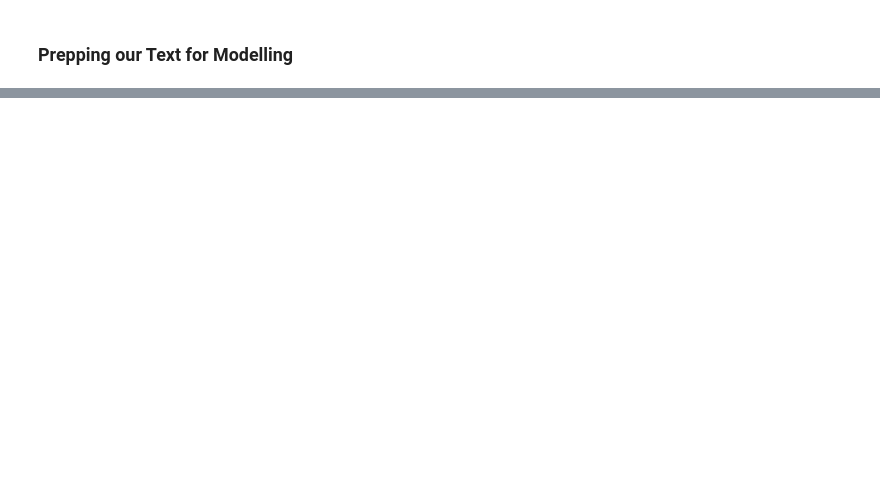
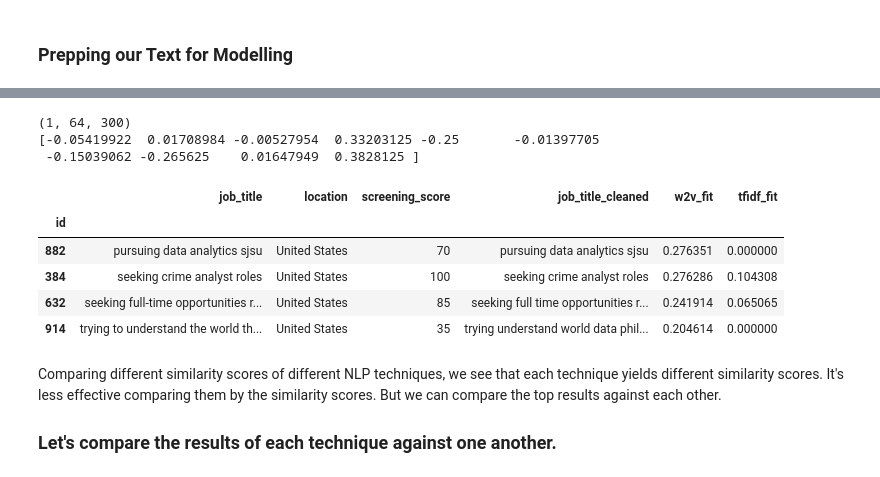
Before and after one commit to kre8tions/potential-talent, a Jupyter notebook: tirMlkapx4XpMRlG.ipynb, the cells around one changed output, grey strips where cells are left out. Drawn from its saved outputs; the diff is of its cells as text; code cells hidden in the pictures; blank space fills up the shorter version.

```diff
--- a/tirMlkapx4XpMRlG.ipynb
+++ b/tirMlkapx4XpMRlG.ipynb
@@ -172,12 +177,0 @@ def get_tf_idf_query_similarity(vectorizer, docs_tfidf, query):
-# %%
-def top_candidates(n, by = 'tfidf_fit', ascending = False, min_con = 0, location = df.location):
-
-    df2 = df.loc[(df.connection >= min_con) &
-                 (df[by] > 0) &
-                 (df.location == location)].sort_values(by = by, ascending = ascending).head(n).copy()
-
-    if df2.empty:
-        return "There are no suitable candidates"
-
-    else:
-        return df2
@@ -294,3 +369,8 @@ processing('hello world!!!!').shape
 # %%
-processing('hello world!!!!')[0][:3][0][:20]
+print(processing('hello world!!!!').shape)
+print(processing('hello world!!!!')[0][:3][0][:10])
+# %% [output]
+(1, 64, 300)
+[-0.05419922  0.01708984 -0.00527954  0.33203125 -0.25       -0.01397705
+ -0.15039062 -0.265625    0.01647949  0.3828125 ]
 # %%
@@ -329,7 +411,18 @@ def get_all_similarity(query):
 # %%
 query = 'seeking human resources'
 
 df = get_all_similarity(query)
 
-top_candidates(n = 10, by = 'w2v_fit', ascending = False, min_con = 0)
+top_candidates(n = 4, by = 'w2v_fit', ascending = False, min_con = 0)
+# %% [output]
+|  | job_title | location | screening_score | job_title_cleaned | w2v_fit | tfidf_fit |
+| id |  |  |  |  |  |  |
+| 882 | pursuing data analytics sjsu | United States | 70 | pursuing data analytics sjsu | 0.276351 | 0.000000 |
+| 384 | seeking crime analyst roles | United States | 100 | seeking crime analyst roles | 0.276286 | 0.104308 |
+| 632 | seeking full-time opportunities r... | United States | 85 | seeking full time opportunities r... | 0.241914 | 0.065065 |
+| 914 | trying to understand the world th... | United States | 35 | trying understand world data phil... | 0.204614 | 0.000000 |
+# %% [markdown]
+Comparing different similarity scores of different NLP techniques, we see that each technique yields different similarity scores. It's less effective comparing them by the similarity scores. But we can compare the top results against each other.
+
+### Let's compare the results of each technique against one another.
 # %%
```
Also changed, not shown: parts of 261 cells of this notebook, 6 other files.
